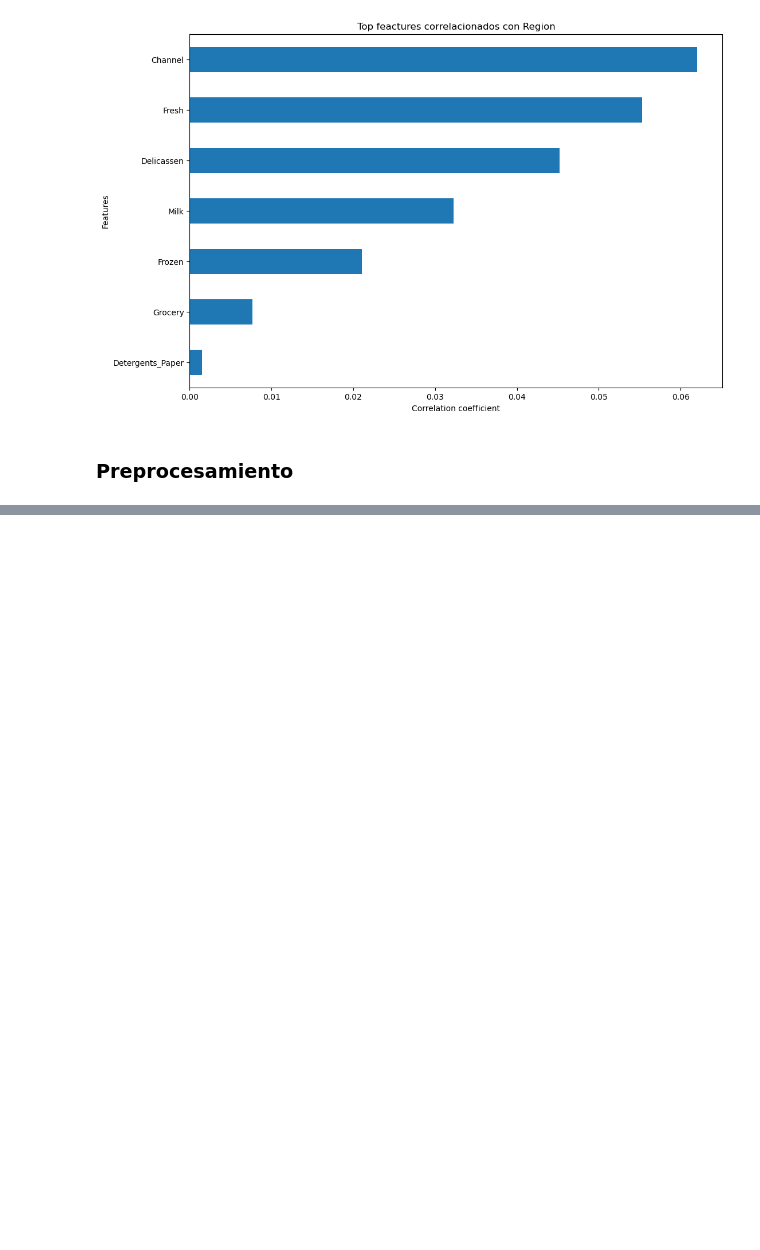
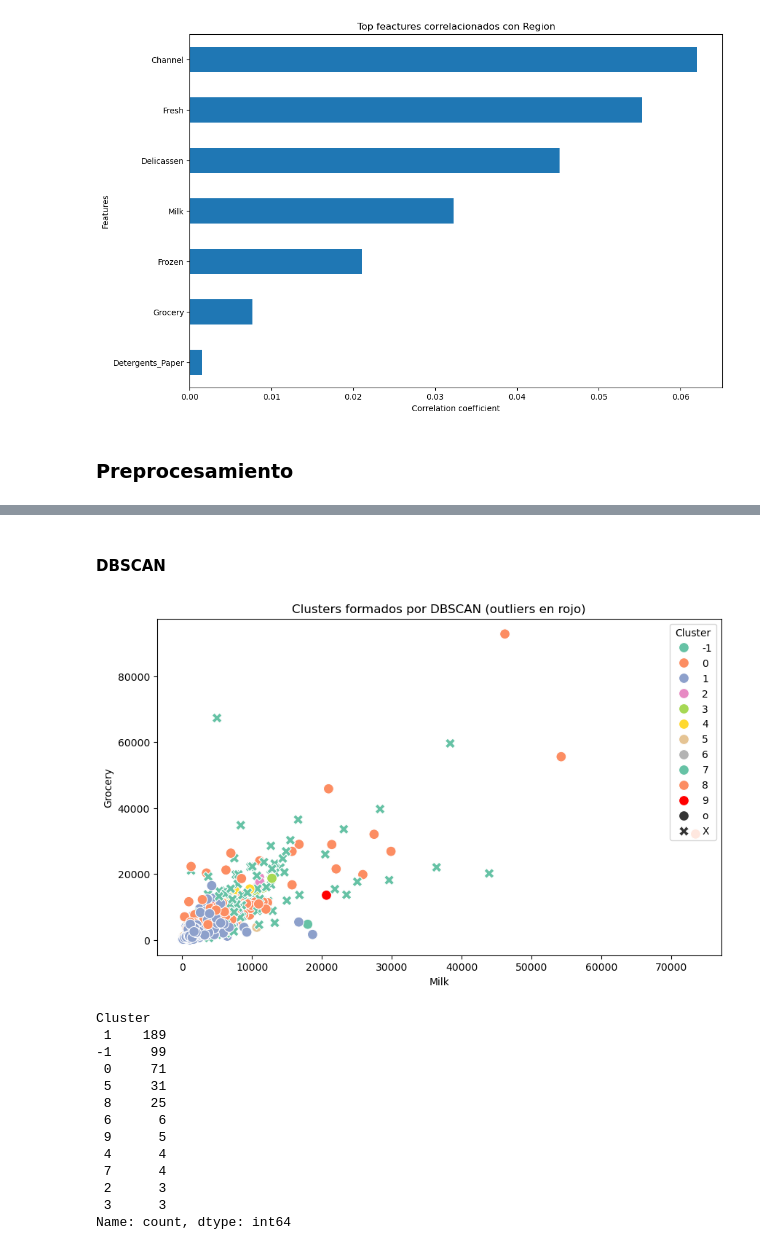
Before and after one commit to gillopy/Coding_Dojo_DS_ML, a Jupyter notebook: 3 - Advance_Machine_Learning/1 - Aprendizaje no supervisado/1.7 - Clusterización - DBSCAN (Core)/DBSCAN (Core).ipynb, the cells around one changed output, grey strips where cells are left out. Drawn from its saved outputs; the diff is of its cells as text; code cells hidden in the pictures; blank space fills up the shorter version.

Commit message:
dbscan

```diff
--- a/3 - Advance_Machine_Learning/1 - Aprendizaje no supervisado/1.7 - Clusterización - DBSCAN (Core)/19 - DBSCAN (Core).ipynb
+++ b/3 - Advance_Machine_Learning/1 - Aprendizaje no supervisado/1.7 - Clusterización - DBSCAN (Core)/DBSCAN (Core).ipynb
@@ -292,0 +294,2 @@ Text(0, 0.5, 'Features')
+# %%
+data2 = data.copy()
@@ -292,0 +328,6 @@ Text(0, 0.5, 'Features')
+# %%
+# Escalamos los datos
+scaler = MinMaxScaler()
+data_scaled = scaler.fit_transform(data2)
+data_scaled = pd.DataFrame(data_scaled, columns=data.columns)
+data_scaled
@@ -292,0 +348,48 @@ Text(0, 0.5, 'Features')
+# %% [markdown]
+#### **DBSCAN**
+# %%
+epsilon = 0.3  # Ajusta según las nuevas dimensiones
+min_samples = 3
+
+dbscan = DBSCAN(eps=epsilon, min_samples=min_samples)
+clusters = dbscan.fit_predict(data_scaled)
+
+# Agregar resultados al dataset original
+data['Cluster'] = clusters
+
+# Generar paleta dinámica
+num_clusters = len(set(clusters)) - (1 if -1 in clusters else 0)  # Excluir outliers (-1)
+palette = sns.color_palette("Set2", num_clusters)  # Crear paleta con suficientes colores
+
+# Visualización
+plt.figure(figsize=(10, 6))
+sns.scatterplot(
+    x=data['Milk'], y=data['Grocery'],
+    hue=data['Cluster'],
+    palette=palette + ['red'],  # Agregar rojo explícito para los outliers
+    style=(data['Cluster'] == -1).map({True: 'X', False: 'o'}),  # Diferenciar con marcadores
+    s=100
+)
+plt.title("Clusters formados por DBSCAN (outliers en rojo)")
+plt.xlabel("Milk")
+plt.ylabel("Grocery")
+plt.legend(title="Cluster", loc="upper right")
+plt.show()
+
+# Estadísticas de los clústeres
+print(data['Cluster'].value_counts())
+# %% [output]
+[figure, added]
+Cluster
+ 1    189
+-1     99
+ 0     71
+ 5     31
+ 8     25
+ 6      6
+ 9      5
+ 4      4
+ 7      4
+ 2      3
+ 3      3
+Name: count, dtype: int64
```
Also changed, not shown: parts of 8 cells of this notebook.
